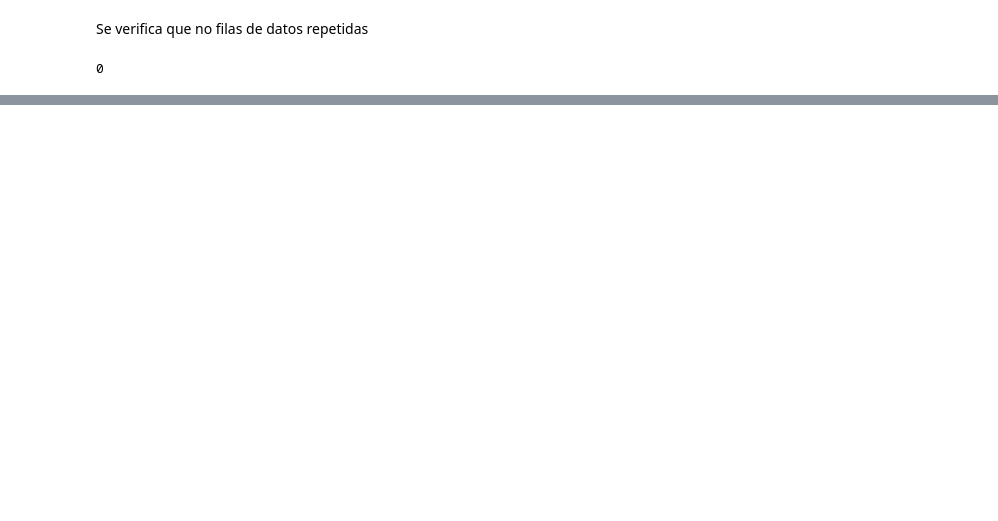
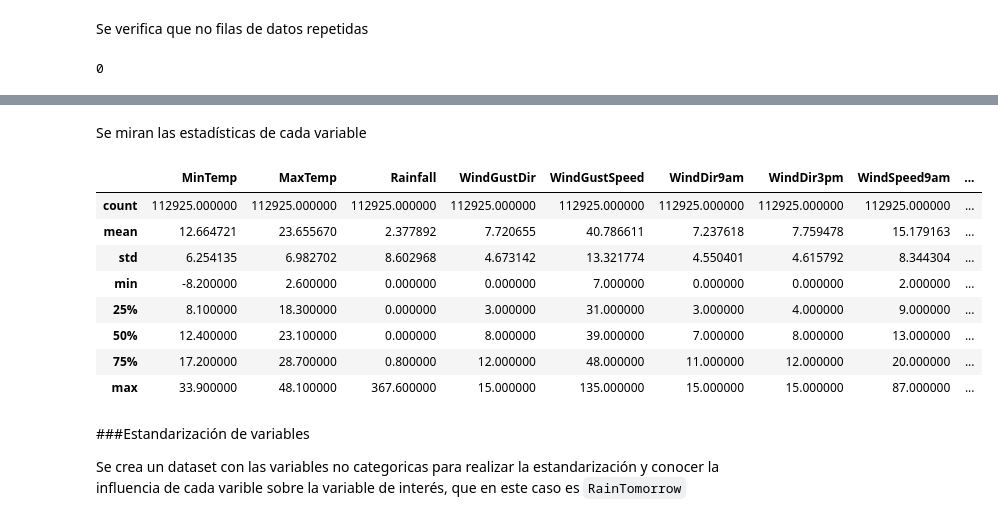
Before and after one commit to andresenrique08/ML_2020, a Jupyter notebook: Reto 2/Reto2_ML_v1.ipynb, the cells around one changed output, grey strips where cells are left out. Saved outputs shown, nothing was run; the diff lists cells and outputs as text; code cells hidden in the pictures; blank space fills up the shorter version.

```diff
--- a/Reto 2/Reto2_ML_v1.ipynb
+++ b/Reto 2/Reto2_ML_v1.ipynb
@@ -140,0 +315,4 @@ ValueError: ignored
+# %%
+# Los datos con 2 categorias unicas, si o no. El sí se reemplaza por 1 y el no por 0.
+data['RainToday'].replace({'No': 0, 'Yes': 1},inplace = True)
+data['RainTomorrow'].replace({'No': 0, 'Yes': 1},inplace = True)
@@ -140,0 +334,5 @@ ValueError: ignored
+# %%
+data['WindGustDir'] = data['WindGustDir'].astype('category')
+data['WindDir3pm'] = data['WindDir3pm'].astype('category')
+data['WindDir9am'] = data['WindDir9am'].astype('category')
+data.dtypes
@@ -140,0 +360,5 @@ ValueError: ignored
+# %%
+data["WindGustDir"] = data["WindGustDir"].cat.codes
+data["WindDir3pm"] = data["WindDir3pm"].cat.codes
+data["WindDir9am"] = data["WindDir9am"].cat.codes
+data.head()
@@ -140,0 +372,18 @@ ValueError: ignored
+# %% [markdown]
+Se miran las estadísticas de cada variable
+# %%
+data.describe()
+# %% [output]
+|  | MinTemp | MaxTemp | Rainfall | WindGustDir | WindGustSpeed | WindDir9am | WindDir3pm | WindSpeed9am | ... |
+| count | 112925.000000 | 112925.000000 | 112925.000000 | 112925.000000 | 112925.000000 | 112925.000000 | 112925.000000 | 112925.000000 | ... |
+| mean | 12.664721 | 23.655670 | 2.377892 | 7.720655 | 40.786611 | 7.237618 | 7.759478 | 15.179163 | ... |
+| std | 6.254135 | 6.982702 | 8.602968 | 4.673142 | 13.321774 | 4.550401 | 4.615792 | 8.344304 | ... |
+| min | -8.200000 | 2.600000 | 0.000000 | 0.000000 | 7.000000 | 0.000000 | 0.000000 | 2.000000 | ... |
+| 25% | 8.100000 | 18.300000 | 0.000000 | 3.000000 | 31.000000 | 3.000000 | 4.000000 | 9.000000 | ... |
+| 50% | 12.400000 | 23.100000 | 0.000000 | 8.000000 | 39.000000 | 7.000000 | 8.000000 | 13.000000 | ... |
+| 75% | 17.200000 | 28.700000 | 0.800000 | 12.000000 | 48.000000 | 11.000000 | 12.000000 | 20.000000 | ... |
+| max | 33.900000 | 48.100000 | 367.600000 | 15.000000 | 135.000000 | 15.000000 | 15.000000 | 87.000000 | ... |
+# %% [markdown]
+###Estandarización de variables
+
+Se crea un dataset con las variables no categoricas para realizar la estandarización y conocer la influencia de cada varible sobre la variable de interés, que en este caso es `RainTomorrow`
```
Also changed, not shown: parts of 88 cells of this notebook.
